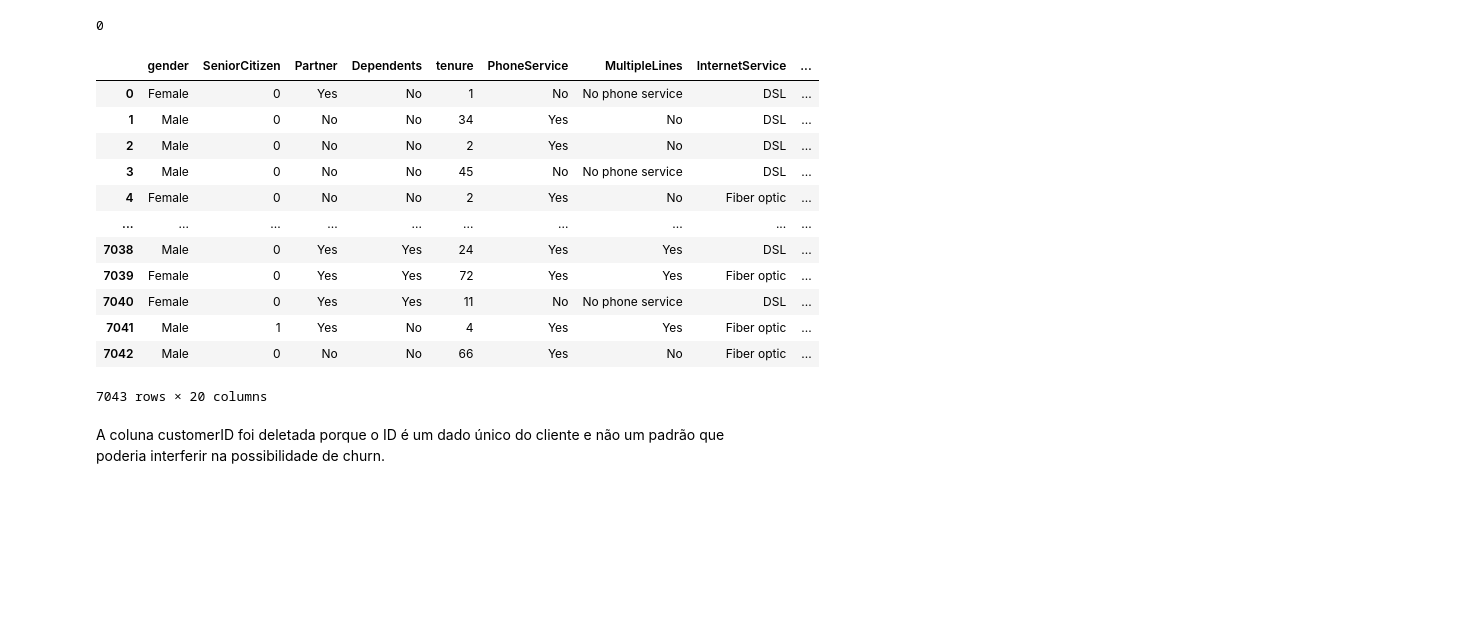
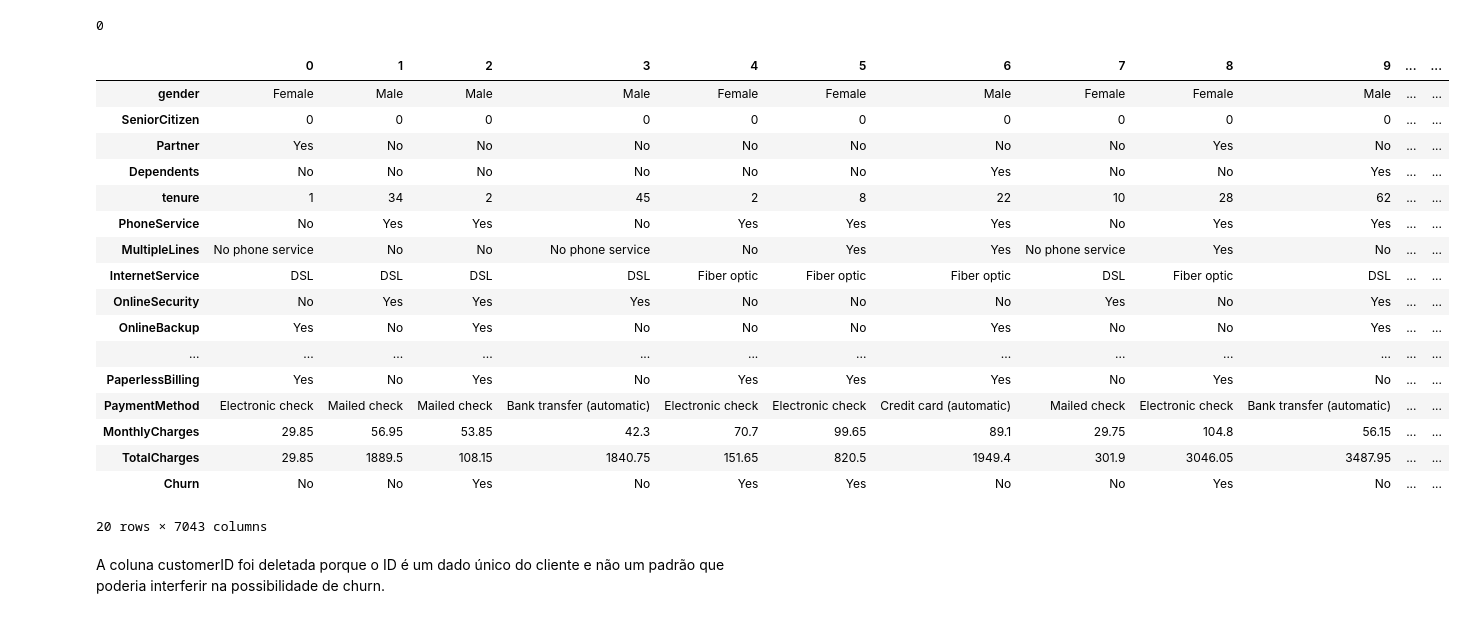
Before and after one commit to Texugo-928/Projeto_ML_Churn, a Jupyter notebook: Projeto_ML_Grupo_4.ipynb, the cells around one changed output. Drawn from its saved outputs; the diff is of its cells as text; code cells hidden in the pictures; blank space fills up the shorter version.

```diff
--- a/Projeto_ML_Grupo_4.ipynb
+++ b/Projeto_ML_Grupo_4.ipynb
@@ -321,21 +331,27 @@ df_churn.duplicated().sum()
 # %% [output]
 0
 # %%
+#Removendo a coluna customerID
 df_churn.drop(columns='customerID', axis=1, inplace=True)
-df_churn
+df_churn.T
 # %% [output]
-|  | gender | SeniorCitizen | Partner | Dependents | tenure | PhoneService | MultipleLines | InternetService | ... |
-| 0 | Female | 0 | Yes | No | 1 | No | No phone service | DSL | ... |
-| 1 | Male | 0 | No | No | 34 | Yes | No | DSL | ... |
-| 2 | Male | 0 | No | No | 2 | Yes | No | DSL | ... |
-| 3 | Male | 0 | No | No | 45 | No | No phone service | DSL | ... |
-| 4 | Female | 0 | No | No | 2 | Yes | No | Fiber optic | ... |
-| ... | ... | ... | ... | ... | ... | ... | ... | ... | ... |
-| 7038 | Male | 0 | Yes | Yes | 24 | Yes | Yes | DSL | ... |
-| 7039 | Female | 0 | Yes | Yes | 72 | Yes | Yes | Fiber optic | ... |
-| 7040 | Female | 0 | Yes | Yes | 11 | No | No phone service | DSL | ... |
-| 7041 | Male | 1 | Yes | No | 4 | Yes | Yes | Fiber optic | ... |
-| 7042 | Male | 0 | No | No | 66 | Yes | No | Fiber optic | ... |
+|  | 0 | 1 | 2 | 3 | 4 | 5 | 6 | 7 | 8 | 9 | ... | ... |
+| gender | Female | Male | Male | Male | Female | Female | Male | Female | Female | Male | ... | ... |
+| SeniorCitizen | 0 | 0 | 0 | 0 | 0 | 0 | 0 | 0 | 0 | 0 | ... | ... |
+| Partner | Yes | No | No | No | No | No | No | No | Yes | No | ... | ... |
+| Dependents | No | No | No | No | No | No | Yes | No | No | Yes | ... | ... |
+| tenure | 1 | 34 | 2 | 45 | 2 | 8 | 22 | 10 | 28 | 62 | ... | ... |
+| PhoneService | No | Yes | Yes | No | Yes | Yes | Yes | No | Yes | Yes | ... | ... |
+| MultipleLines | No phone service | No | No | No phone service | No | Yes | Yes | No phone service | Yes | No | ... | ... |
+| InternetService | DSL | DSL | DSL | DSL | Fiber optic | Fiber optic | Fiber optic | DSL | Fiber optic | DSL | ... | ... |
+| OnlineSecurity | No | Yes | Yes | Yes | No | No | No | Yes | No | Yes | ... | ... |
+| OnlineBackup | Yes | No | Yes | No | No | No | Yes | No | No | Yes | ... | ... |
+| ... | ... | ... | ... | ... | ... | ... | ... | ... | ... | ... | ... | ... |
+| PaperlessBilling | Yes | No | Yes | No | Yes | Yes | Yes | No | Yes | No | ... | ... |
+| PaymentMethod | Electronic check | Mailed check | Mailed check | Bank transfer (automatic) | Electronic check | Electronic check | Credit card (automatic) | Mailed check | Electronic check | Bank transfer (automatic) | ... | ... |
+| MonthlyCharges | 29.85 | 56.95 | 53.85 | 42.3 | 70.7 | 99.65 | 89.1 | 29.75 | 104.8 | 56.15 | ... | ... |
+| TotalCharges | 29.85 | 1889.5 | 108.15 | 1840.75 | 151.65 | 820.5 | 1949.4 | 301.9 | 3046.05 | 3487.95 | ... | ... |
+| Churn | No | No | Yes | No | Yes | Yes | No | No | Yes | No | ... | ... |
-7043 rows × 20 columns
+20 rows × 7043 columns
 # %% [markdown]
 A coluna customerID foi deletada porque o ID é um dado único do cliente e não um padrão que poderia interferir na possibilidade de churn.
```
Also changed, not shown: parts of 51 cells of this notebook.
